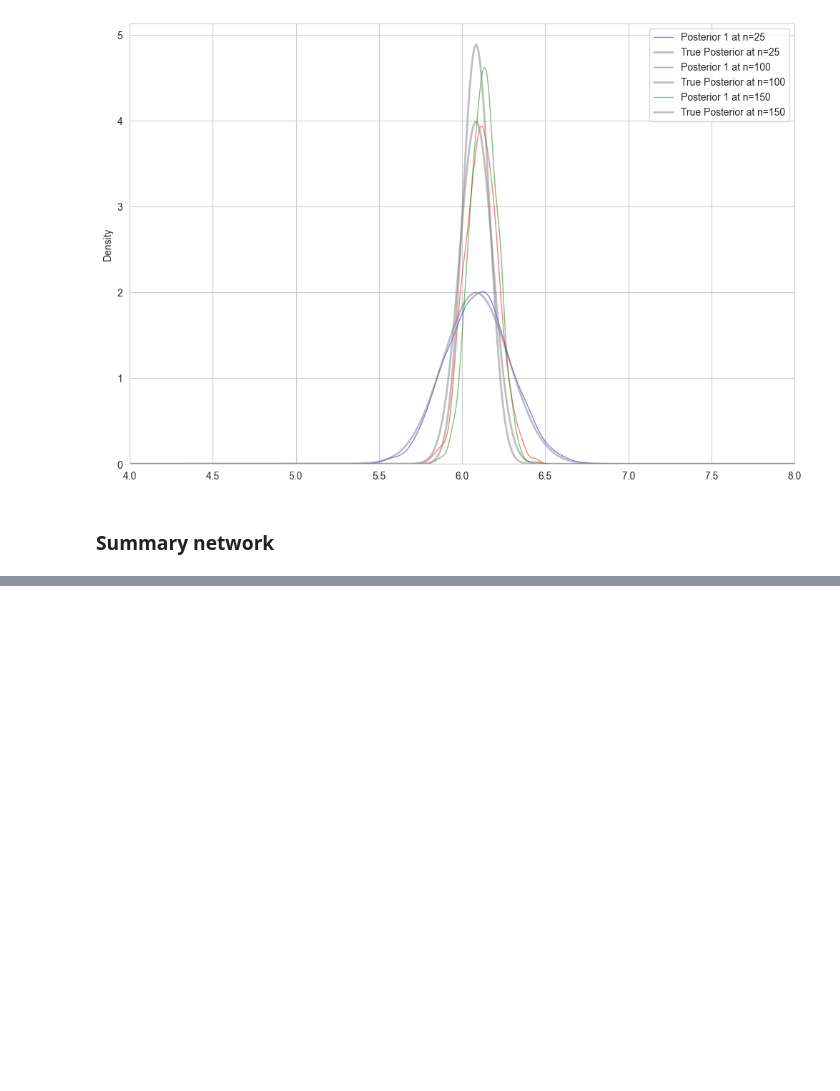
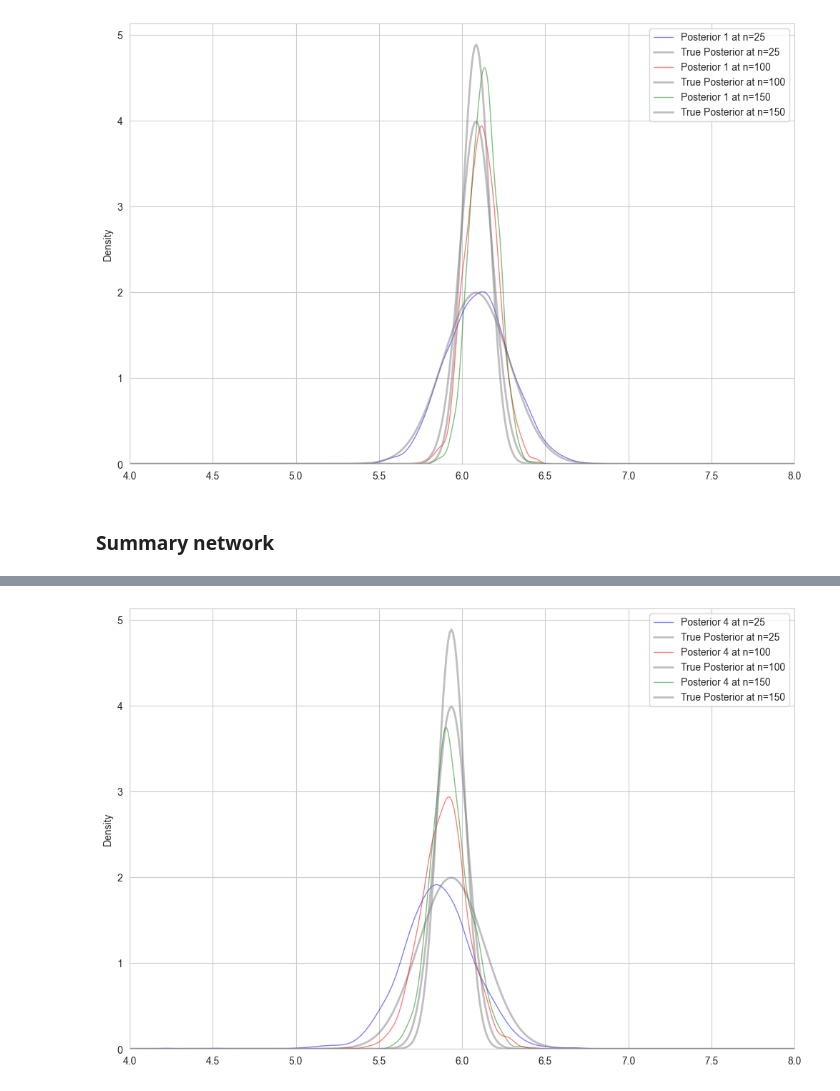
Before and after one commit to haochu-liu/likelihood-free, a Jupyter notebook: python/normal_toy/normal_toy_sbi2.ipynb, the cells around one changed output, grey strips where cells are left out. Cells and saved outputs as stored; diff of their text form; code cells hidden in the pictures; blank space fills up the shorter version.

```diff
--- a/python/normal_toy/normal_toy_sbi2.ipynb
+++ b/python/normal_toy/normal_toy_sbi2.ipynb
@@ -369,0 +413,40 @@ plt.show()
+# %%
+n_list = [25.0, 100.0, 150.0]
+
+prior_a = 0.0
+prior_b = 10.0
+theta_grid = np.linspace(0, 10, 1000)
+x_o_1_numpy = x_o_1.cpu().numpy()
+
+prior_d = uniform.pdf(theta_grid, loc=prior_a, scale=(prior_b - prior_a))
+
+true_posterior_list = []
+npe_posterior_list = []
+for i in range(len(n_list)):
+    x_o_1_numpy[1] = n_list[i]
+    x_o_1[1] = n_list[i]
+
+    likelihood = norm.pdf(x_o_1_numpy[0], loc=theta_grid, scale=1/np.sqrt(x_o_1_numpy[1]))
+    unnormalized_posterior = likelihood * prior_d
+    d_theta = theta_grid[1] - theta_grid[0]
+    posterior = unnormalized_posterior / (np.sum(unnormalized_posterior) * d_theta)
+    true_posterior_list.append(posterior)
+
+    theta_trained4 = posterior_4.set_default_x(x_o_1).sample((num_posterior_samples,), x=x_o_1)
+    theta_trained4 = theta_trained4.reshape((num_posterior_samples, 2))
+    theta_trained4_numpy = theta_trained4.cpu().numpy()
+    npe_posterior_list.append(theta_trained4_numpy)
+# %%
+plt.figure(figsize=(12, 8))
+sns.set_style('whitegrid')
+sns.kdeplot(npe_posterior_list[0][:, 0], label='Posterior 4 at n=25', color='blue', linewidth=1, alpha=0.5)
+plt.plot(theta_grid, true_posterior_list[0], label='True Posterior at n=25', color='gray', linewidth=2, alpha=0.5)
+sns.kdeplot(npe_posterior_list[1][:, 0], label='Posterior 4 at n=100', color='red', linewidth=1, alpha=0.5)
+plt.plot(theta_grid, true_posterior_list[1], label='True Posterior at n=100', color='gray', linewidth=2, alpha=0.5)
+sns.kdeplot(npe_posterior_list[2][:, 0], label='Posterior 4 at n=150', color='green', linewidth=1, alpha=0.5)
+plt.plot(theta_grid, true_posterior_list[2], label='True Posterior at n=150', color='gray', linewidth=2, alpha=0.5)
+plt.xlim(4, 8)
+plt.legend()
+plt.show()
+# %% [output]
+[figure, added]
```
Also changed, not shown: parts of 5 cells of this notebook.
